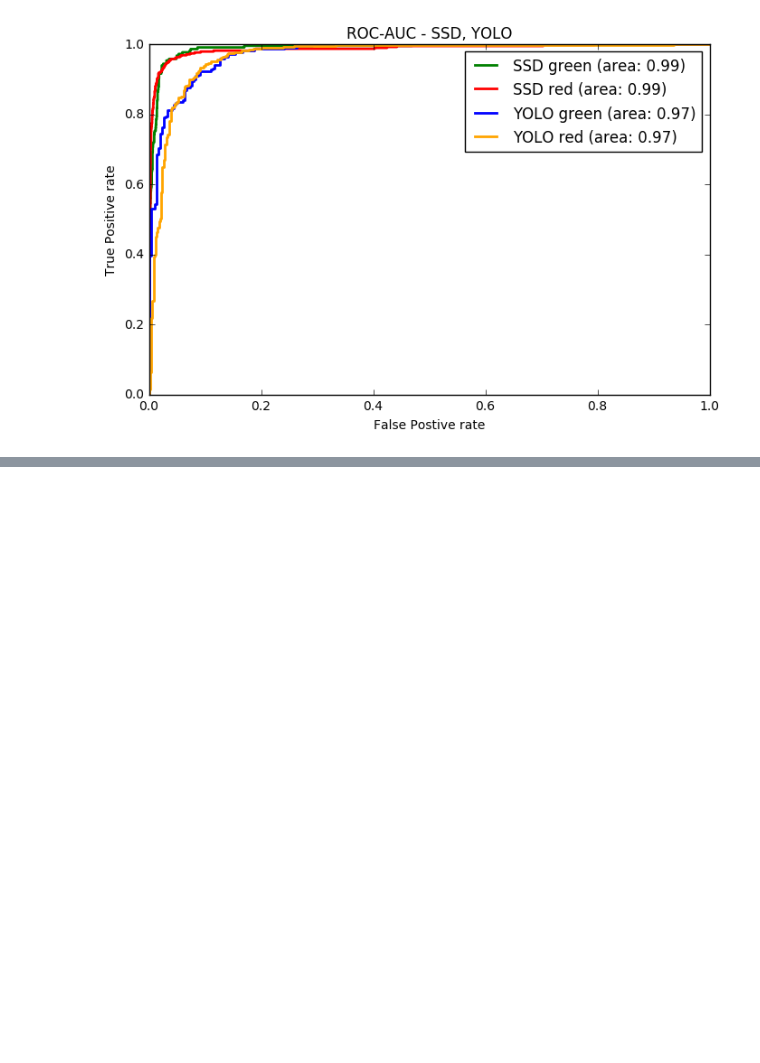
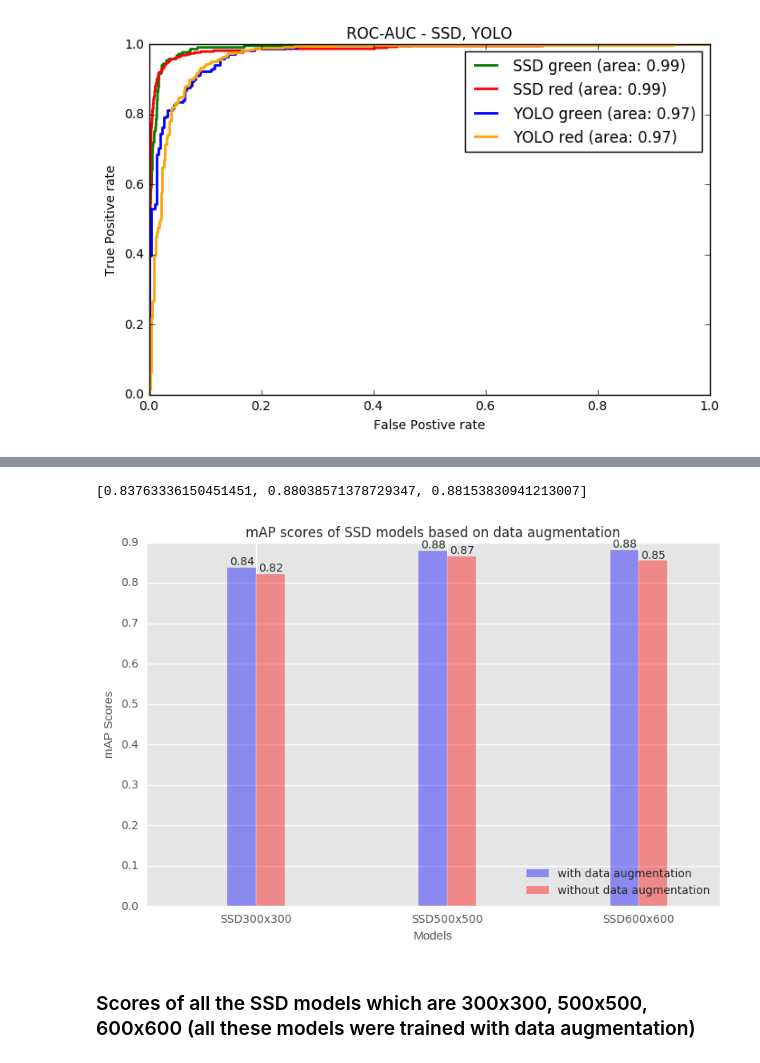
Before and after one commit to SaikiranKannaiah436/RD, a Jupyter notebook: complete_analysis.ipynb, the cells around one changed output, grey strips where cells are left out. Drawn from its saved outputs; the diff is of its cells as text; code cells hidden in the pictures; blank space fills up the shorter version.

Commit message:
Latest code with SSD precision recall curves, analysis is complete for SSD

```diff
--- a/complete_analysis.ipynb
+++ b/complete_analysis.ipynb
@@ -1,7 +1,7 @@
 # %%
 import matplotlib.pyplot as plt
 %matplotlib inline
-plt.rcParams['figure.figsize'] = (10, 10)
+plt.rcParams['figure.figsize'] = (6, 6)
 plt.rcParams['image.interpolation'] = 'nearest'
 plt.rcParams['image.cmap'] = 'gray'
 # %%
@@ -148,12 +148,3 @@ with open(test_file, 'r') as test:
             f_name = line.split('/')[-1].strip().split('.')[0]
             new_test.write(f_name+'\n')
     new_test.close()
-# %%
-import cv2
-with open(red_detections) as red:
-    for each_line in red:
-        fname = each_line.split()[0]
-        im = cv2.imread(image_path+fname+'.jpg')
-        cv2.imshow(fname, im)
-        if cv2.waitKey(0) & 0xFF == ord('n'):
-            cv2.destroyWindow(fname)
@@ -517,0 +597,58 @@ SSD_r: 0.986384, YOLO_r: 0.967677
+# %%
+map_values_ssd
+# %% [output]
+[0.83763336150451451, 0.88038571378729347, 0.88153830941213007]
+# %%
+import matplotlib.pyplot as plt
+%matplotlib inline
+plt.rcParams['figure.figsize'] = (8, 6)
+plt.rcParams['image.interpolation'] = 'nearest'
+plt.rcParams['image.cmap'] = 'gray'
+plt.style.use('seaborn-notebook')
+
+fig, ax = plt.subplots()
+
+index = np.arange(3)
+bar_width = 0.15
+
+ssd_with_aug = map_values_ssd #These values are calculated in the later cells
+ssd_no_aug = [0.823, 0.866, 0.855]
+
+opacity = 0.4
+error_config = {'ecolor': '0.3'}
+
+rects1 = plt.bar(index, ssd_with_aug, bar_width,
+                 alpha=opacity,align='center',
+                 color='b',
+                 label='with data augmentation')
+
+rects2 = plt.bar(index + bar_width, ssd_no_aug, bar_width,
+                 alpha=opacity,align='center',
+                 color='r',
+                 label='without data augmentation')
+
+def autolabel(rects):
+    """
+    Attach a text label above each bar displaying its height
+    """
+    for rect in rects:
+        height = rect.get_height()
+        ax.text(rect.get_x() + rect.get_width()/2., 1*height,
+                '%.2f' % (height),
+                ha='center', va='bottom')
+
+autolabel(rects1)
+autolabel(rects2)
+
+plt.xlabel('Models')
+plt.ylabel('mAP Scores')
+plt.title('mAP scores of SSD models based on data augmentation')
+plt.xticks(index + bar_width / 2, ('SSD300x300', 'SSD500x500', 'SSD600x600'))
+plt.legend(loc='lower right')
+plt.tight_layout()
+plt.savefig('SSD_with_without_augmentation.png', bbox_inches='tight')
+plt.show()
+# %% [output]
+[figure, added]
+# %% [markdown]
+### Scores of all the SSD models which are 300x300, 500x500, 600x600 (all these models were trained with data augmentation)
```
Also changed, not shown: parts of 22 cells of this notebook.
